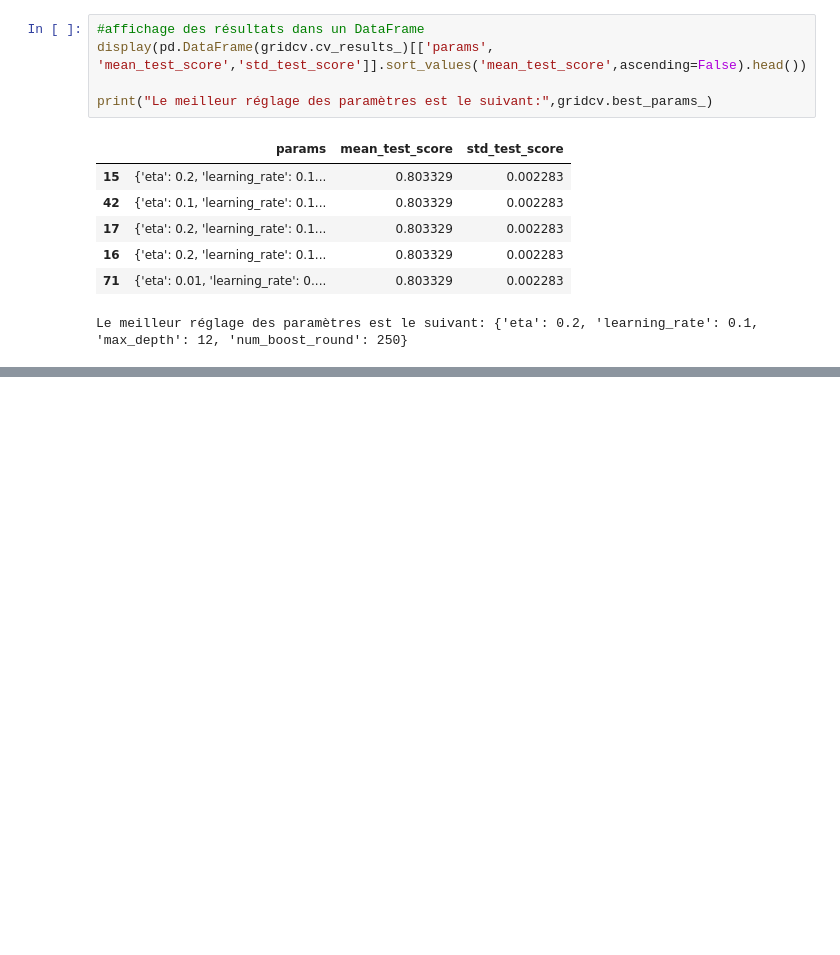
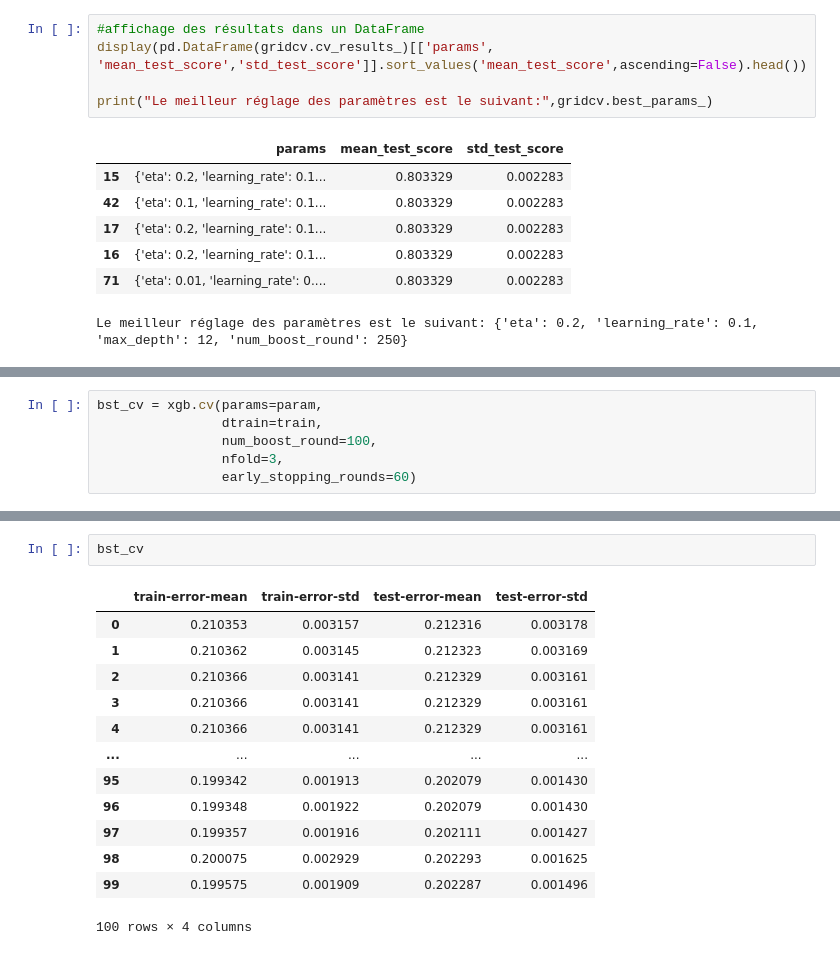
Before and after one commit to Romainpf/RainTomorrw, a Jupyter notebook: fev22_bds_meteo_V4.1.ipynb, the cells around one changed output, grey strips where cells are left out. Saved outputs shown, nothing was run; the diff lists cells and outputs as text; blank space fills up the shorter version.

```diff
--- a/fev22_bds_meteo_V4.1.ipynb
+++ b/fev22_bds_meteo_V4.1.ipynb
@@ -1208,0 +1281,6 @@ Le meilleur réglage des paramètres est le suivant: {'eta': 0.2, 'learning_rate
+# %%
+bst_cv = xgb.cv(params=param,
+                dtrain=train,
+                num_boost_round=100,
+                nfold=3,
+                early_stopping_rounds=60)
@@ -1209,2 +1305,18 @@ Le meilleur réglage des paramètres est le suivant: {'eta': 0.2, 'learning_rate
+# %%
+bst_cv
+# %% [output]
+|  | train-error-mean | train-error-std | test-error-mean | test-error-std |
+| 0 | 0.210353 | 0.003157 | 0.212316 | 0.003178 |
+| 1 | 0.210362 | 0.003145 | 0.212323 | 0.003169 |
+| 2 | 0.210366 | 0.003141 | 0.212329 | 0.003161 |
+| 3 | 0.210366 | 0.003141 | 0.212329 | 0.003161 |
+| 4 | 0.210366 | 0.003141 | 0.212329 | 0.003161 |
+| ... | ... | ... | ... | ... |
+| 95 | 0.199342 | 0.001913 | 0.202079 | 0.001430 |
+| 96 | 0.199348 | 0.001922 | 0.202079 | 0.001430 |
+| 97 | 0.199357 | 0.001916 | 0.202111 | 0.001427 |
+| 98 | 0.200075 | 0.002929 | 0.202293 | 0.001625 |
+| 99 | 0.199575 | 0.001909 | 0.202287 | 0.001496 |
+100 rows × 4 columns
 # %%
 import xgboost as xgb
```
Also changed, not shown: parts of 14 cells of this notebook.
